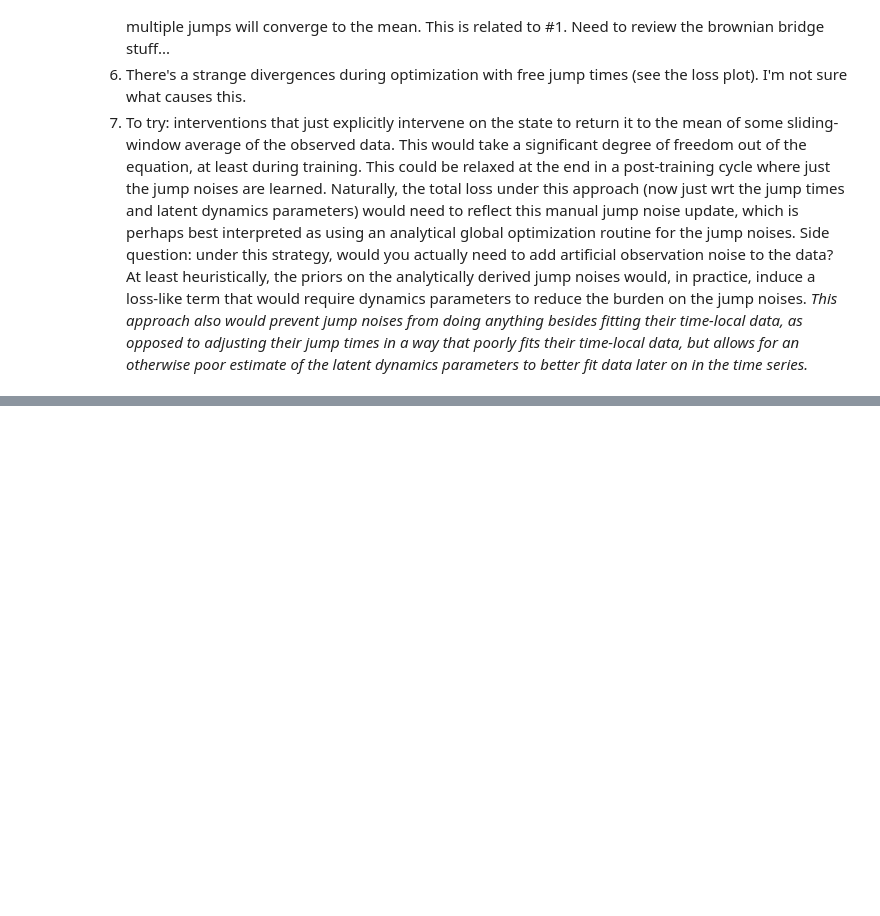
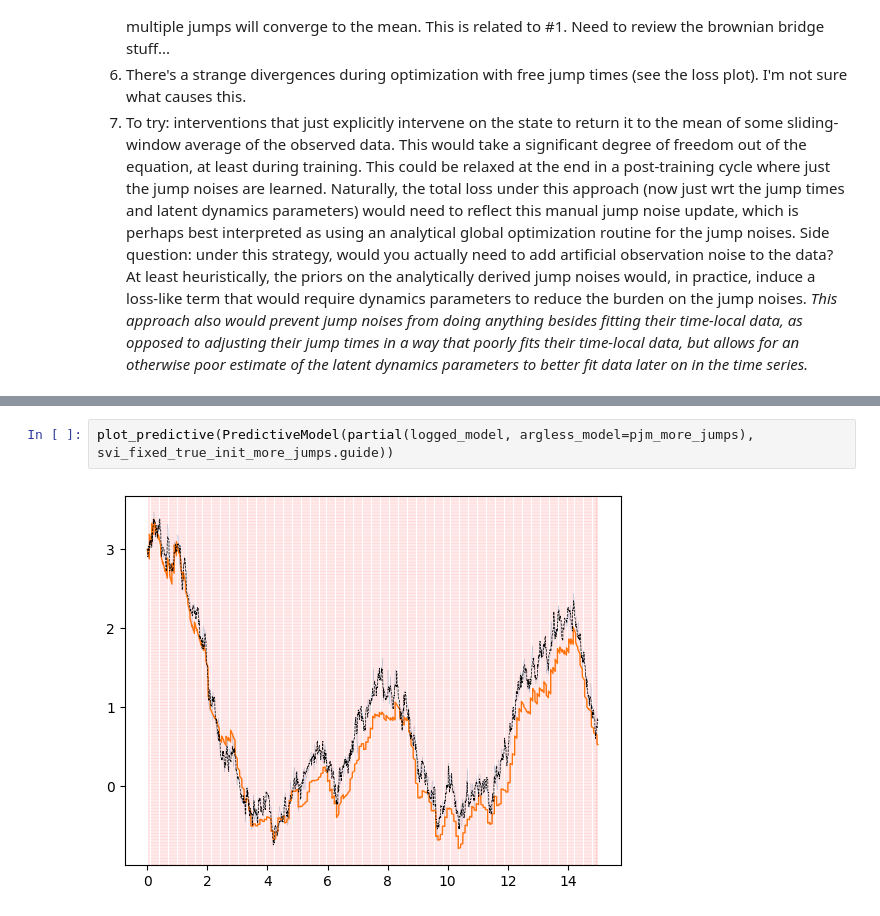
Before and after one commit to BasisResearch/chirho_diffeqpy, a Jupyter notebook: scratch/stochastic_jump_ode.ipynb, the cells around one changed output, grey strips where cells are left out. Drawn from its saved outputs; the diff is of its cells as text; blank space fills up the shorter version.

```diff
--- a/scratch/stochastic_jump_ode.ipynb
+++ b/scratch/stochastic_jump_ode.ipynb
@@ -326,0 +358,4 @@ This is marginally better, but not great. See #7 above for what I think is the m
+# %%
+plot_predictive(PredictiveModel(partial(logged_model, argless_model=pjm_more_jumps), svi_fixed_true_init_more_jumps.guide))
+# %% [output]
+[figure, added]
```
Also changed, not shown: parts of 12 cells of this notebook.
